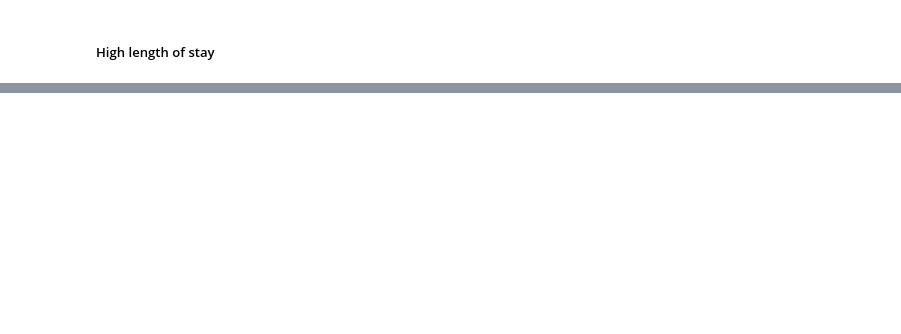
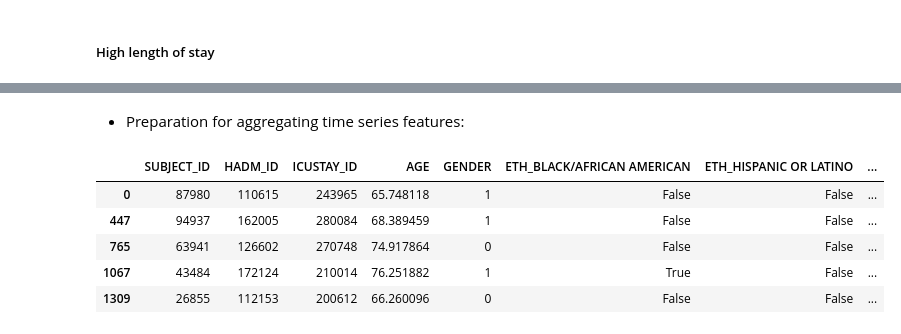
Before and after one commit to Francesinhas/mimic3-length-of-stay-prediction, a Jupyter notebook: report.ipynb, the cells around one changed output, grey strips where cells are left out. Cells and saved outputs as stored; diff of their text form; code cells hidden in the pictures; blank space fills up the shorter version.

```diff
--- a/report.ipynb
+++ b/report.ipynb
@@ -419,0 +518,9 @@ plot_icu_data(icu_id=235444)
+# %%
+# List rare ethnicities (adjust threshold as needed)
+rare_ethnicities = ['HISPANIC/LATINO - PUERTO RICAN', 'WHITE - RUSSIAN',
+                    'HISPANIC/LATINO - DOMINICAN', 'ASIAN - CHINESE',
+                    'UNABLE TO OBTAIN', 'PATIENT DECLINED TO ANSWER']
+
+# Consolidate
+df_final['ETHNICITY'] = df_final['ETHNICITY'].replace(rare_ethnicities, 'OTHER')
+# df_merged.head()
@@ -419,0 +533,20 @@ plot_icu_data(icu_id=235444)
+# %%
+from sklearn.preprocessing import LabelEncoder
+
+gender_encoder = LabelEncoder()
+
+df_final['GENDER'] = gender_encoder.fit_transform(df_final['GENDER'])
+
+print("Gender Classes:", gender_encoder.classes_)
+
+df_final = pd.get_dummies(
+    df_final,
+    columns=['ETHNICITY'],
+    prefix='ETH',
+    drop_first=True
+    )
+
+# print(df_merged.isnull().sum())
+
+# df_merged.head()
+df_final.shape
@@ -419,0 +566,17 @@ plot_icu_data(icu_id=235444)
+# %% [markdown]
+- Preparation for aggregating time series features:
+# %%
+static_features = df_final.drop_duplicates(subset=['SUBJECT_ID', 'HADM_ID', 'ICUSTAY_ID'])[
+    ['SUBJECT_ID', 'HADM_ID', 'ICUSTAY_ID', 'AGE', 'GENDER',
+     'ETH_BLACK/AFRICAN AMERICAN', 'ETH_HISPANIC OR LATINO',
+     'ETH_OTHER', 'ETH_UNKNOWN/NOT SPECIFIED', 'ETH_WHITE', 'LOG_LOS']
+]
+
+static_features.head()
+# %% [output]
+|  | SUBJECT_ID | HADM_ID | ICUSTAY_ID | AGE | GENDER | ETH_BLACK/AFRICAN AMERICAN | ETH_HISPANIC OR LATINO | ... |
+| 0 | 87980 | 110615 | 243965 | 65.748118 | 1 | False | False | ... |
+| 447 | 94937 | 162005 | 280084 | 68.389459 | 1 | False | False | ... |
+| 765 | 63941 | 126602 | 270748 | 74.917864 | 0 | False | False | ... |
+| 1067 | 43484 | 172124 | 210014 | 76.251882 | 1 | True | False | ... |
+| 1309 | 26855 | 112153 | 200612 | 66.260096 | 0 | False | False | ... |
```
Also changed, not shown: parts of 21 cells of this notebook.
